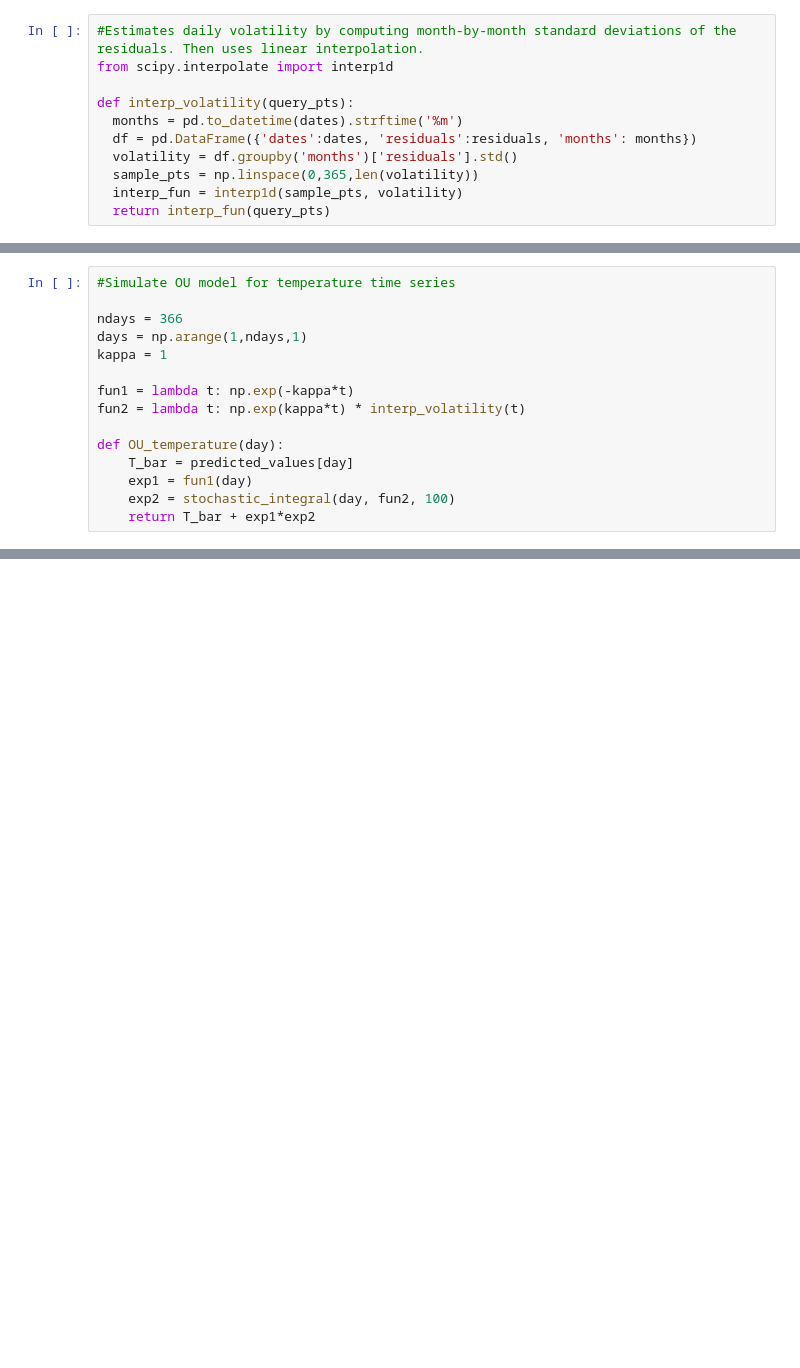
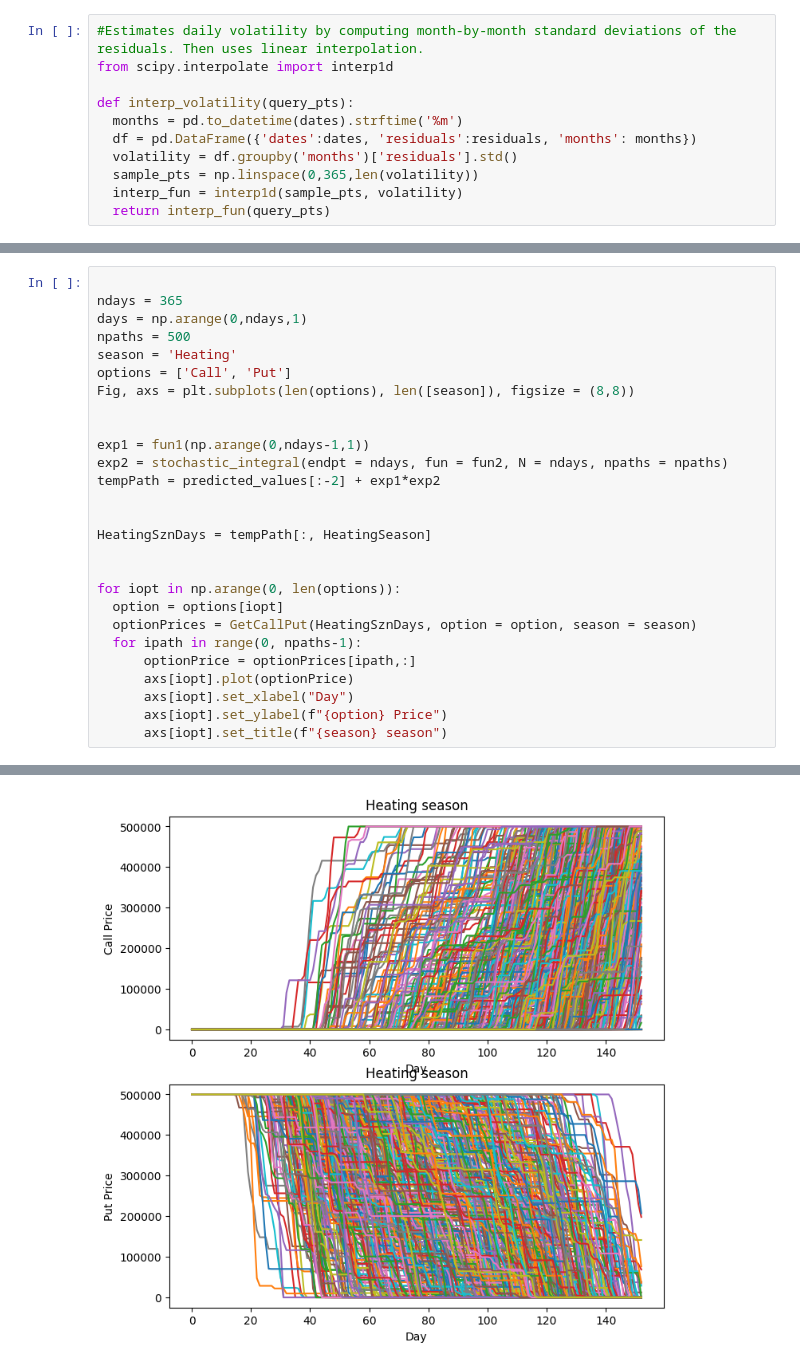
Before and after one commit to trajanmurphy/Trajan_Murphy_Quant_Finance_Final_Project, a Jupyter notebook: Trajan_Murphy_Quant_Finance_Final/Trajan_Murphy_Quant_Finance_Final_Project.ipynb, the cells around one changed output, grey strips where cells are left out. Saved outputs shown, nothing was run; the diff lists cells and outputs as text; blank space fills up the shorter version.

```diff
--- a/Trajan_Murphy_Quant_Finance_Final/Trajan_Murphy_Quant_Finance_Final_Project.ipynb
+++ b/Trajan_Murphy_Quant_Finance_Final/Trajan_Murphy_Quant_Finance_Final_Project.ipynb
@@ -207,15 +194,0 @@ def stochastic_integral(endpt, fun, N = 1000):
-# %%
-#Simulate OU model for temperature time series
-
-ndays = 366
-days = np.arange(1,ndays,1)
-kappa = 1
-
-fun1 = lambda t: np.exp(-kappa*t)
-fun2 = lambda t: np.exp(kappa*t) * interp_volatility(t)
-
-def OU_temperature(day):
-    T_bar = predicted_values[day]
-    exp1 = fun1(day)
-    exp2 = stochastic_integral(day, fun2, 100)
-    return T_bar + exp1*exp2
@@ -298,0 +265,28 @@ Done Making Stockpaths
+# %%
+
+ndays = 365
+days = np.arange(0,ndays,1)
+npaths = 500
+season = 'Heating'
+options = ['Call', 'Put']
+Fig, axs = plt.subplots(len(options), len([season]), figsize = (8,8))
+
+
+exp1 = fun1(np.arange(0,ndays-1,1))
+exp2 = stochastic_integral(endpt = ndays, fun = fun2, N = ndays, npaths = npaths)
+tempPath = predicted_values[:-2] + exp1*exp2
+
+
+HeatingSznDays = tempPath[:, HeatingSeason]
+
+
+for iopt in np.arange(0, len(options)):
+  option = options[iopt]
+  optionPrices = GetCallPut(HeatingSznDays, option = option, season = season)
+  for ipath in range(0, npaths-1):
+      optionPrice = optionPrices[ipath,:]
+      axs[iopt].plot(optionPrice)
+      axs[iopt].set_xlabel("Day")
+      axs[iopt].set_ylabel(f"{option} Price")
+      axs[iopt].set_title(f"{season} season")
+# %% [output]
@@ -299,3 +301,4 @@ Done Making Stockpaths
+[figure, added]
 # %%
 #Plot the stock paths!
 
```
Also changed, not shown: parts of 6 cells of this notebook, 15 other files.
